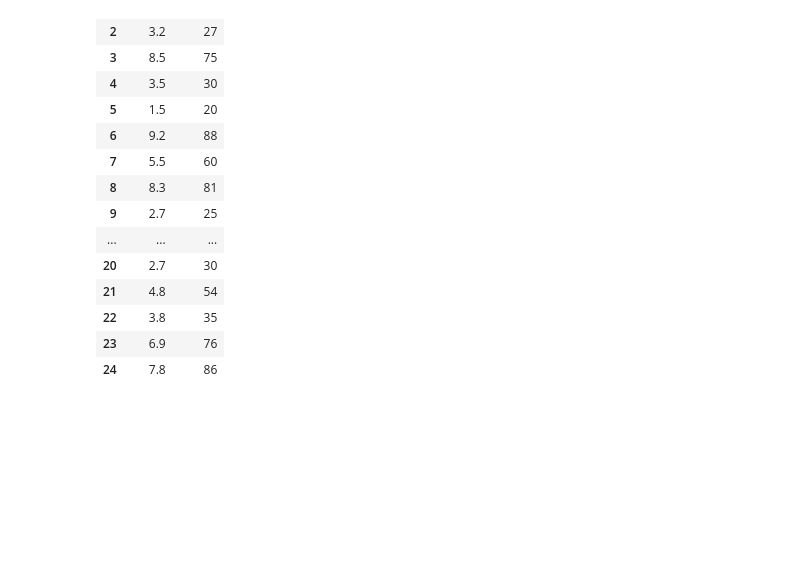
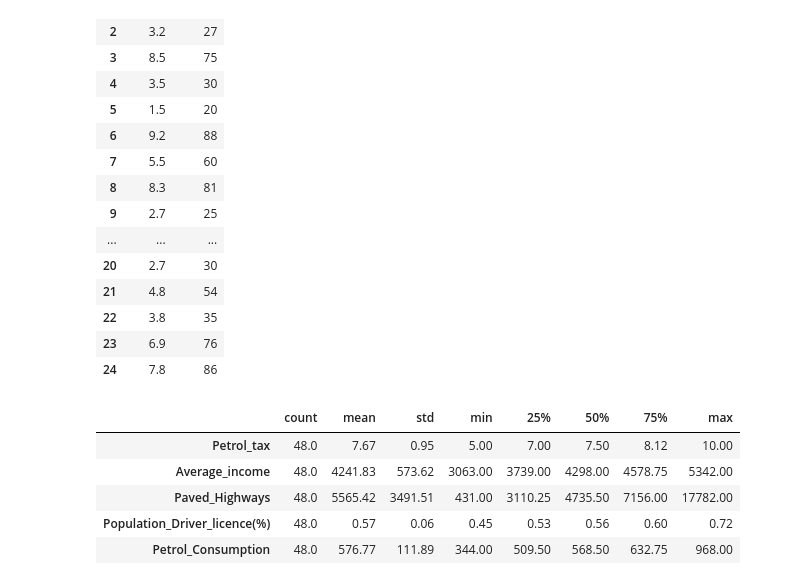
Before and after one commit to edwinmesa/dt_learn_data_science, a Jupyter notebook: edureka/ML-Practices/linear_regression_scikitLearn.ipynb, the cells around one changed output. Drawn from its saved outputs; the diff is of its cells as text; code cells hidden in the pictures; blank space fills up the shorter version.

```diff
--- a/edureka/ML-Practices/linear_regression_scikitLearn.ipynb
+++ b/edureka/ML-Practices/linear_regression_scikitLearn.ipynb
@@ -119,0 +171,9 @@ df
+# %%
+df.describe().round(2).T
+# %% [output]
+|  | count | mean | std | min | 25% | 50% | 75% | max |
+| Petrol_tax | 48.0 | 7.67 | 0.95 | 5.00 | 7.00 | 7.50 | 8.12 | 10.00 |
+| Average_income | 48.0 | 4241.83 | 573.62 | 3063.00 | 3739.00 | 4298.00 | 4578.75 | 5342.00 |
+| Paved_Highways | 48.0 | 5565.42 | 3491.51 | 431.00 | 3110.25 | 4735.50 | 7156.00 | 17782.00 |
+| Population_Driver_licence(%) | 48.0 | 0.57 | 0.06 | 0.45 | 0.53 | 0.56 | 0.60 | 0.72 |
+| Petrol_Consumption | 48.0 | 576.77 | 111.89 | 344.00 | 509.50 | 568.50 | 632.75 | 968.00 |
```
Also changed, not shown: parts of 29 cells of this notebook, 6 other files.
